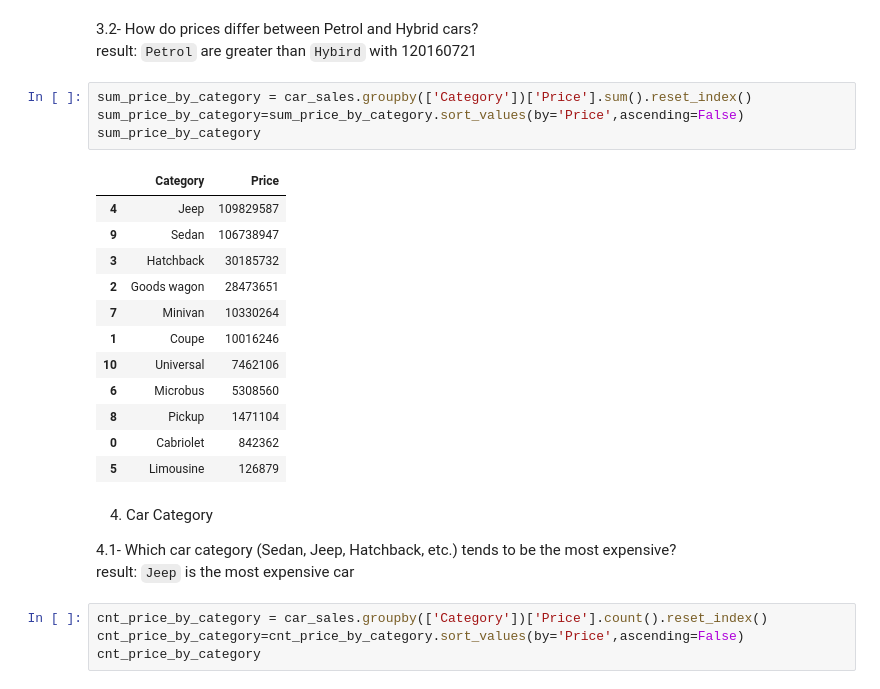
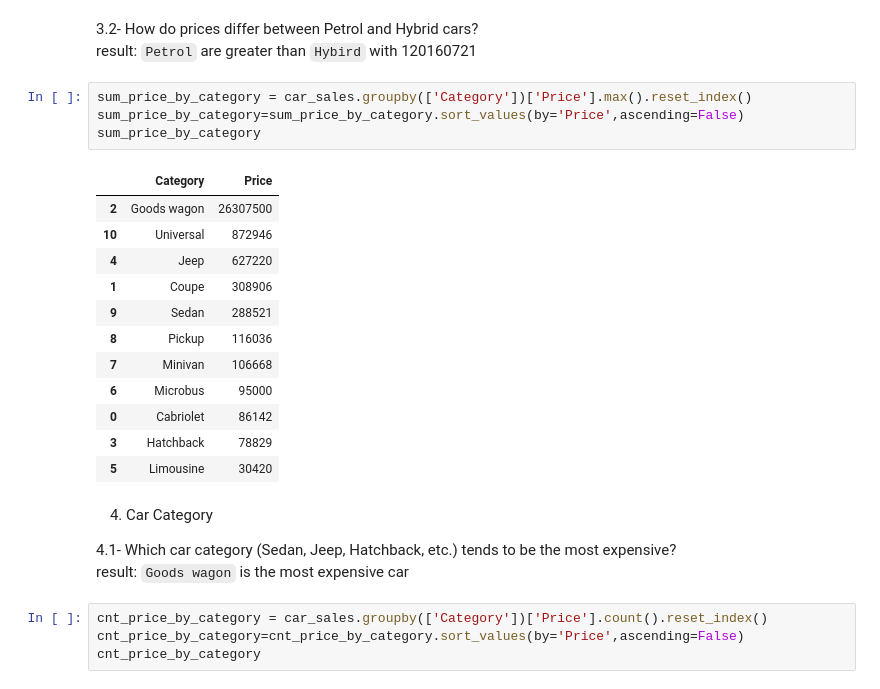
Before and after one commit to ahmeddiab1234/IEEE-CS--Amabsseador-AI-25, a Jupyter notebook: Final_Project/notebook.ipynb, the cells around one changed output. Cells and saved outputs as stored; diff of their text form.

```diff
--- a/Final_Project/notebook.ipynb
+++ b/Final_Project/notebook.ipynb
@@ -568,27 +581,27 @@ print(153565681-33404960)
 3.2- How do prices differ between Petrol and Hybrid cars?
 result: `Petrol` are greater than `Hybird` with 120160721
 # %%
-sum_price_by_category = car_sales.groupby(['Category'])['Price'].sum().reset_index()
+sum_price_by_category = car_sales.groupby(['Category'])['Price'].max().reset_index()
 sum_price_by_category=sum_price_by_category.sort_values(by='Price',ascending=False)
 sum_price_by_category
 # %% [output]
 |  | Category | Price |
-| 4 | Jeep | 109829587 |
-| 9 | Sedan | 106738947 |
-| 3 | Hatchback | 30185732 |
-| 2 | Goods wagon | 28473651 |
-| 7 | Minivan | 10330264 |
-| 1 | Coupe | 10016246 |
-| 10 | Universal | 7462106 |
-| 6 | Microbus | 5308560 |
-| 8 | Pickup | 1471104 |
-| 0 | Cabriolet | 842362 |
-| 5 | Limousine | 126879 |
+| 2 | Goods wagon | 26307500 |
+| 10 | Universal | 872946 |
+| 4 | Jeep | 627220 |
+| 1 | Coupe | 308906 |
+| 9 | Sedan | 288521 |
+| 8 | Pickup | 116036 |
+| 7 | Minivan | 106668 |
+| 6 | Microbus | 95000 |
+| 0 | Cabriolet | 86142 |
+| 3 | Hatchback | 78829 |
+| 5 | Limousine | 30420 |
 # %% [markdown]
 4. Car Category
 
 4.1- Which car category (Sedan, Jeep, Hatchback, etc.) tends to be the most expensive?
-result: `Jeep` is the most expensive car
+result: `Goods wagon` is the most expensive car
 # %%
 cnt_price_by_category = car_sales.groupby(['Category'])['Price'].count().reset_index()
 cnt_price_by_category=cnt_price_by_category.sort_values(by='Price',ascending=False)
```
Also changed, not shown: parts of 4 cells of this notebook, 2 other files.
